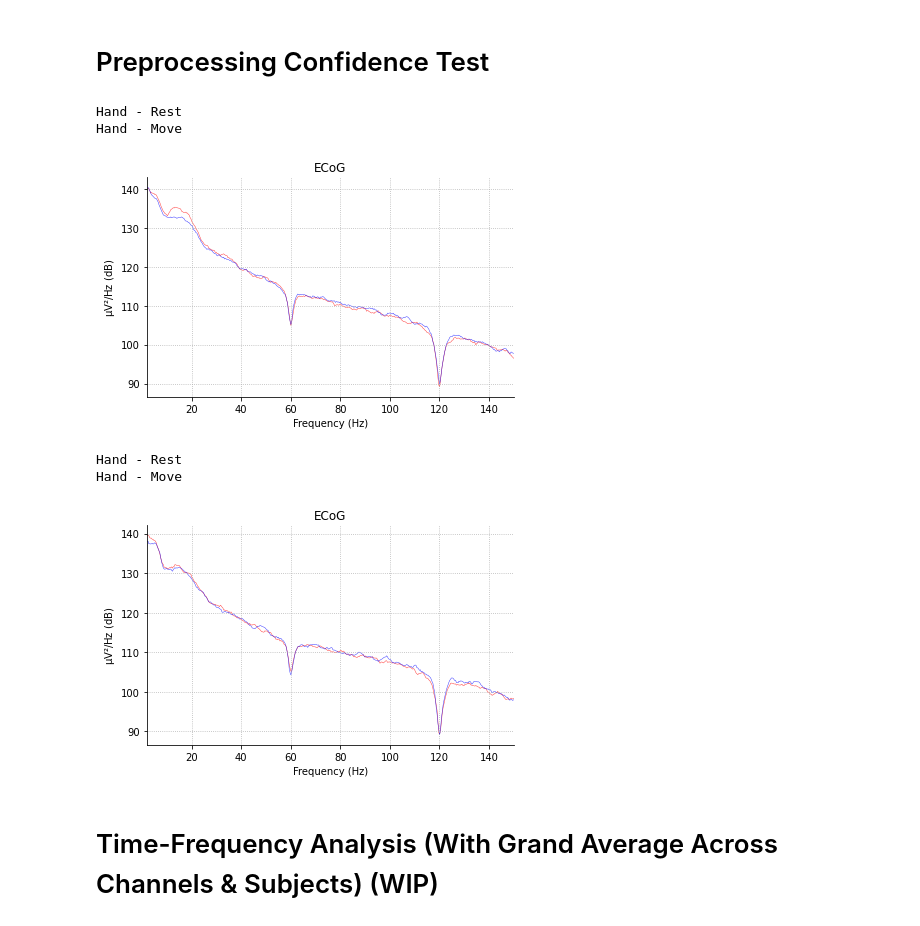
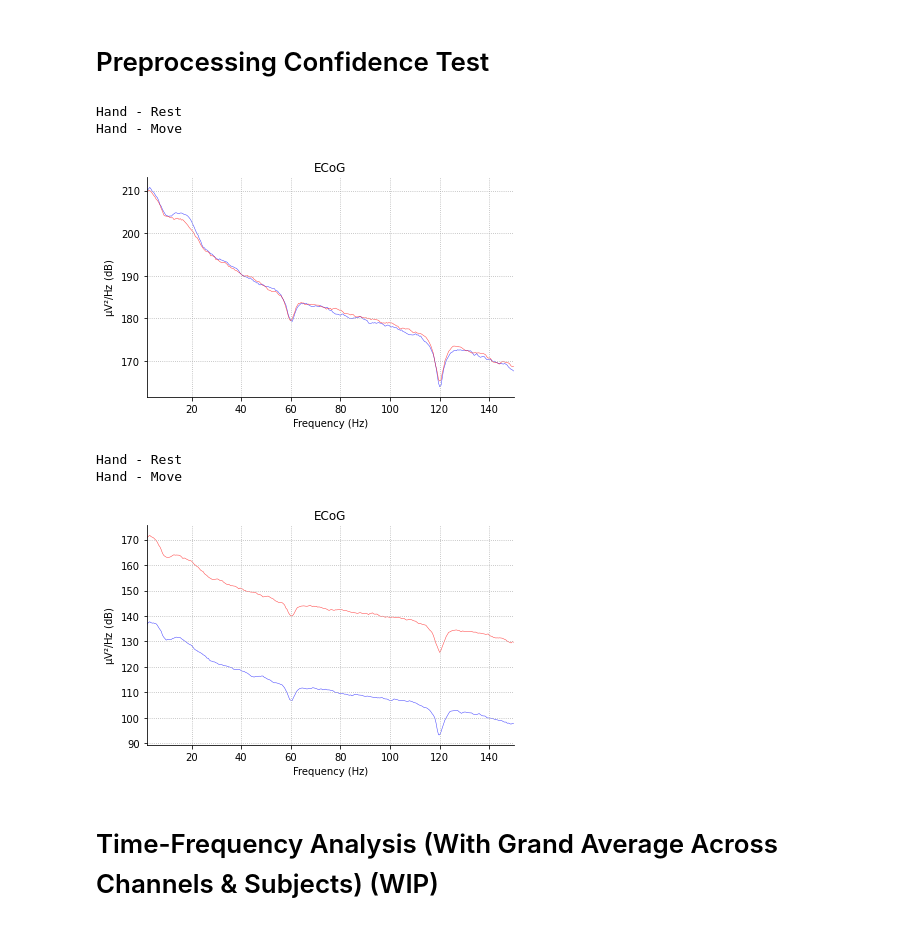
Before and after one commit to Xianhui-He/Raclette-Group-2-ECoG-Motor-Imagery, a Jupyter notebook: Motor_Imagery_Dataset_Data_Wrangling_Preprocessing_Hanif.ipynb, the cells around one changed output. Drawn from its saved outputs; the diff is of its cells as text; code cells hidden in the pictures.

```diff
--- a/Motor_Imagery_Dataset_Data_Wrangling_Preprocessing_Hanif.ipynb
+++ b/Motor_Imagery_Dataset_Data_Wrangling_Preprocessing_Hanif.ipynb
@@ -131,7 +131,7 @@ for subject in alldat:
     volt_data = block['V'].astype('float32')
 
     # Multiply with Scale to Calculate uV Values (Unused for Now)
-    #volt_data = volt_data * block['scale_uv']
+    volt_data = volt_data * block['scale_uv']
 
     ### Filtering Stuffs HERE ###
 
@@ -146,10 +146,10 @@ for subject in alldat:
     ### END of Filtering Stuffs ###
 
     # Normalize Voltage Data (Unused for Now)
-    #volt_data = volt_data/volt_data.mean(0)
+    volt_data = volt_data/volt_data.mean(0)
 
     # Extract {window} ms after Stimulus Onset for All Stimulus (~60 Total), Creating Epochs-Array
-    window = 3048
+    window = 2048
     epoch_window = np.arange(0, window)
     shifted_t_on = block['t_on']-100  # Get -100ms before stimulus onset
     epoch_timepoints = shifted_t_on[:, np.newaxis] + epoch_window
@@ -229,7 +229,7 @@ for index, block in enumerate(alldat[0]):
   volt_data = block['V'].astype('float32')
 
   # Multiply with Scale to Calculate uV Values (Unused for Now)
-  #volt_data = volt_data * block['scale_uv']
+  volt_data = volt_data * block['scale_uv']
 
   ### Filtering Stuffs HERE ###
 
@@ -244,10 +244,10 @@ for index, block in enumerate(alldat[0]):
   ### END of Filtering Stuffs ###
 
   # Normalize Voltage Data (Unused for Now)
-  #volt_data = volt_data/volt_data.mean(0)
+  volt_data = volt_data/volt_data.mean(0)
 
   # Extract {window} ms after Stimulus Onset for All Stimulus (~60 Total), Creating Epochs-Array
-  window = 3048
+  window = 2048
   epoch_window = np.arange(0, window)
   shifted_t_on = block['t_off']-100  # Get -100ms before stimulus onset
   epoch_timepoints = shifted_t_on[:, np.newaxis] + epoch_window
@@ -266,19 +266,19 @@ for index, block in enumerate(alldat[0]):
 # %%
 # Plot Power Spectral Density (Subject 1 - Hand Real - Rest & Move)
 
 fig, ax = plt.subplots()
 
 print("Hand - Rest")
-hand_rests_real[0].plot_psd(fmin=2., fmax=150., tmin=0, average=False, color='red',spatial_colors=False, picks=11, verbose='WARNING', ax=ax, show=False);
+hand_rests_real[0].plot_psd(fmin=2., fmax=150., tmin=0, average=False, color='blue',spatial_colors=False, picks=11, verbose='WARNING', ax=ax, show=False);
 
 print("Hand - Move")
-hand_epochs_real[0].plot_psd(fmin=2., fmax=150., tmin=0, average=False, color='blue',spatial_colors=False, picks=11, verbose='WARNING', ax=ax, show=False);
+hand_epochs_real[0].plot_psd(fmin=2., fmax=150., tmin=0, average=False, color='red',spatial_colors=False, picks=11, verbose='WARNING', ax=ax, show=False);
 
 plt.show()
 # %% [output]
 Hand - Rest
 Hand - Move
-[figure, old version]
+[figure, new version]
 # %%
 # Plot Power Spectral Density (Subject 1 - Hand Real & Imagery)
 
@@ -294,7 +294,7 @@ plt.show()
 # %% [output]
 Hand - Rest
 Hand - Move
-[figure, old version]
+[figure, new version]
 # %% [markdown]
 # Time-Frequency Analysis (With Grand Average Across Channels & Subjects) (WIP)
 # %%
```
Also changed, not shown: parts of 11 cells of this notebook.
